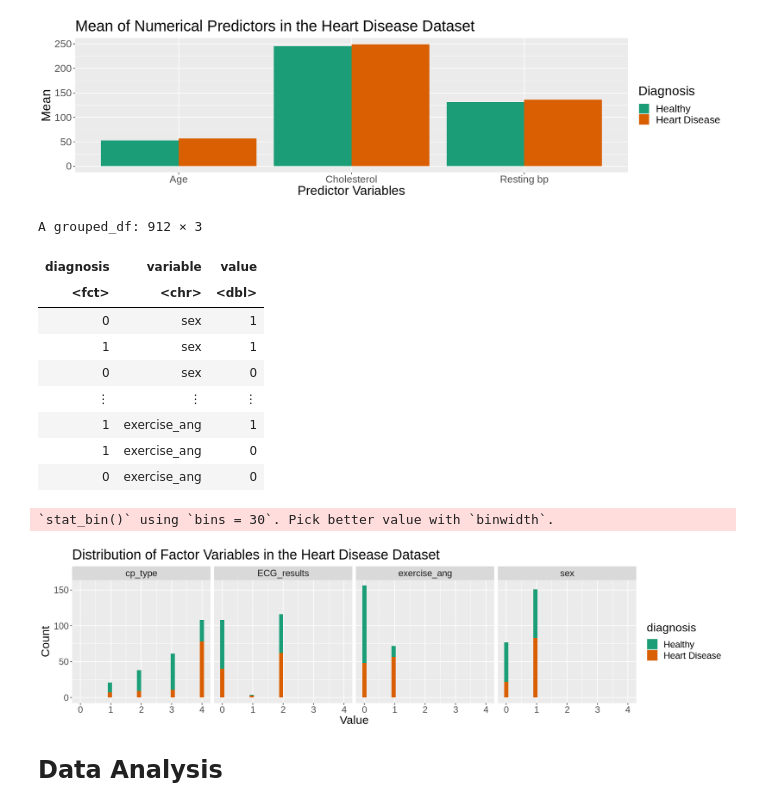
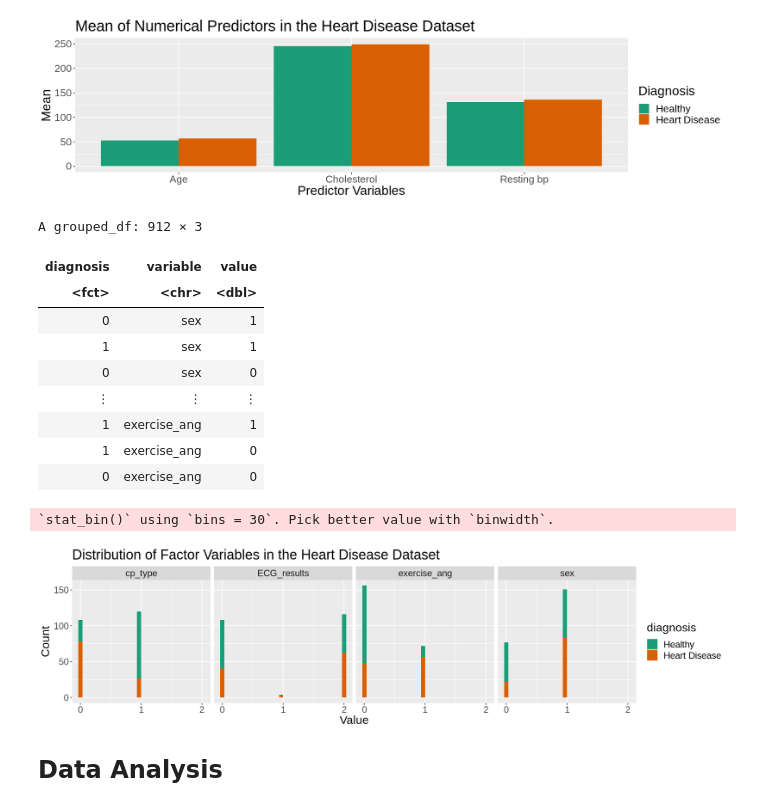
Before and after one commit to HannahDKM/Final_Project, a Jupyter notebook: Final_Project.ipynb, the cells around one changed output. Cells and saved outputs as stored; diff of their text form; code cells hidden in the pictures.

Commit message:
Edited intro, variable re-coding, references
-added a description of the data in the intro
-cited the data source
-recoded the cp_type variable to be 0 or 1

```diff
--- a/Final_Project.ipynb
+++ b/Final_Project.ipynb
@@ -74,11 +85,18 @@ cleveland_data <- cleveland_data %>%
     str_detect(diagnosis, "1")~ 1,
     str_detect(diagnosis, "2")~ 1,
     str_detect(diagnosis, "3")~1,
-    str_detect(diagnosis, "4")~1))
+    str_detect(diagnosis, "4")~1)) %>%
+    mutate(cp_type = case_when(
+    str_detect(cp_type, "1") ~ 1,
+    str_detect(cp_type, "2") ~ 1,
+    str_detect(cp_type, "3") ~ 1,
+    str_detect(cp_type, "4") ~ 0))
 
 cleveland_data$diagnosis <- as.factor(cleveland_data$diagnosis)
 
 cleveland_data
+#should chest pain type be recoded?
+#how to recode ECG results
 # %% [output]
 A spec_tbl_df: 303 × 14
 | age | sex | cp_type | resting_bp | cholesterol | fasting_bs | ECG_results | max_pulse | exercise_ang | ... |
@@ -198,34 +223,39 @@ predictor_numerical_plot
 # %%
 #selecting for factor variables and gathering values of each variable
 factor_predictors<- cleveland_train %>%
     select(-age, -resting_bp, -cholesterol) %>%
     gather("variable", "value", sex, cp_type, ECG_results, exercise_ang) %>%
     group_by(diagnosis, variable)
 
 factor_predictors
 
 # Create a plot of the distributions of the factor predictors.
 predictor_factor_plot <- ggplot(factor_predictors, aes(value, fill = factor(diagnosis, labels = c("Healthy", "Heart Disease")))) +
       geom_histogram() +
       facet_wrap(~c(variable), nrow = 1) +
       ggtitle("Distribution of Factor Variables in the Heart Disease Dataset") +
       labs(x = "Value", y = "Count", fill ="diagnosis") +
       scale_fill_brewer(palette = "Dark2") +
+      scale_x_continuous(breaks = seq(0, 2, by = 1)) +
       theme(text = element_text(size=18))
 predictor_factor_plot
+
+#re-label title of each graph
+#label x-axis
+#scale x-axis 0-1 after changing ECG
 # %% [output]
 A grouped_df: 912 × 3
 | diagnosis | variable | value |
 | <fct> | <chr> | <dbl> |
 | 0 | sex | 1 |
 | 1 | sex | 1 |
 | 0 | sex | 0 |
 | ⋮ | ⋮ | ⋮ |
 | 1 | exercise_ang | 1 |
 | 1 | exercise_ang | 0 |
 | 0 | exercise_ang | 0 |
 `stat_bin()` using `bins = 30`. Pick better value with `binwidth`.
-[figure, old version]
+[figure, new version]
 # %% [markdown]
 **<p style = "font-size:18pt; font-style:bold"> Data Analysis </p>**
 # %% [markdown]
```
Also changed, not shown: parts of 22 cells of this notebook.
